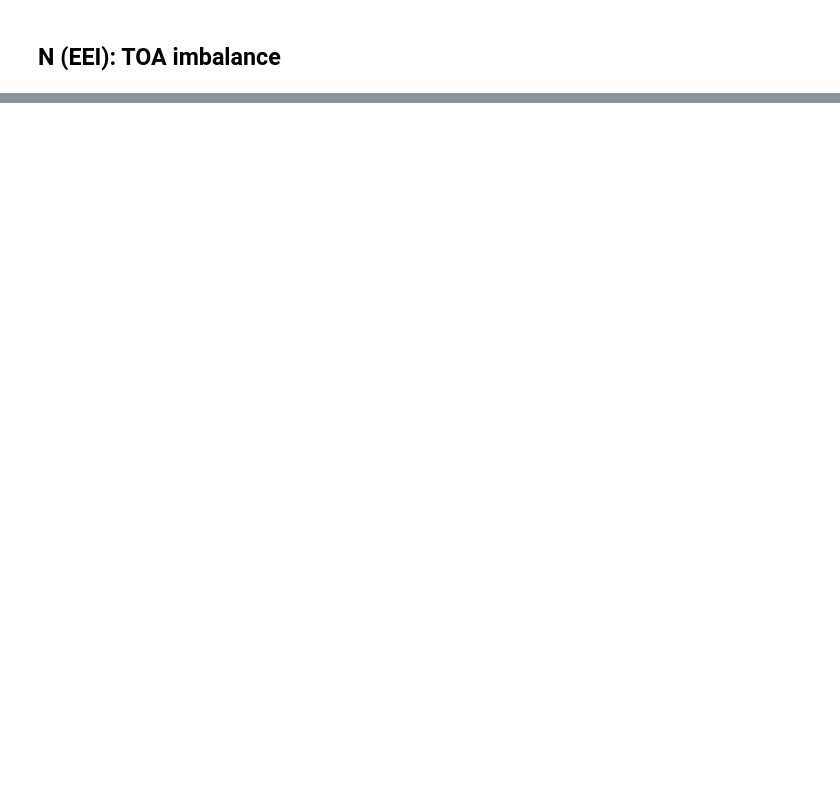
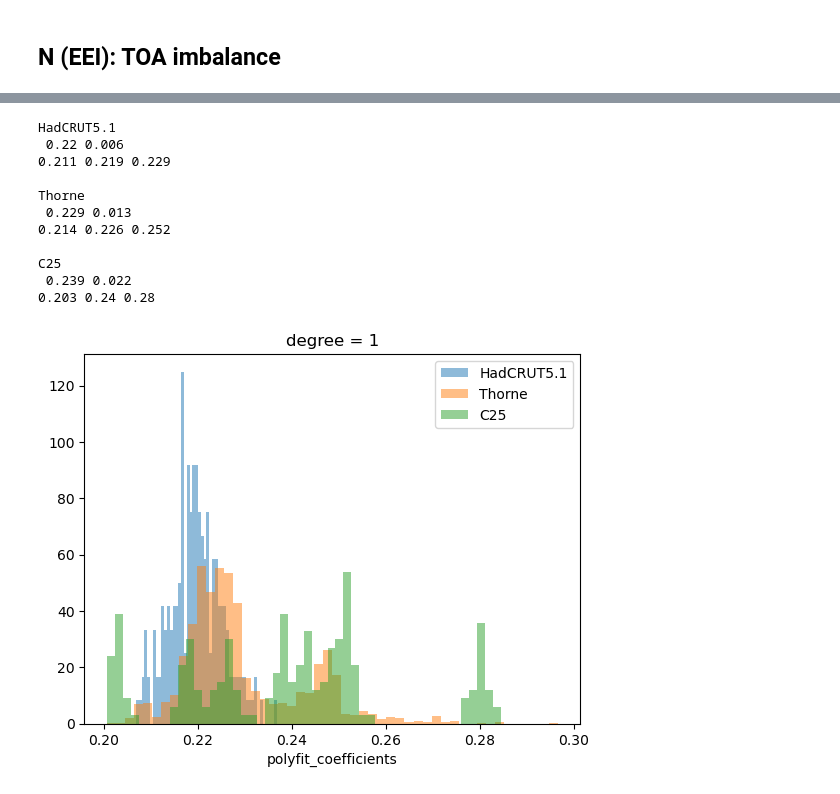
Before and after one commit to vtcooper/bayecs, a Jupyter notebook: grl_eei.ipynb, the cells around one changed output, grey strips where cells are left out. Drawn from its saved outputs; the diff is of its cells as text; code cells hidden in the pictures; blank space fills up the shorter version.

```diff
--- a/grl_eei.ipynb
+++ b/grl_eei.ipynb
@@ -65,0 +139,2 @@ plt.show()
+# %%
+gmst_dict = {}
@@ -65,0 +159,12 @@ plt.show()
+# %%
+## HadCRUT5.1
+## HadCRUT5 (should add)
+path = global_dpath + 'other_recon/hadcrut5/'
+fname = 'HadCRUT.5.1.0.0.analysis.ensemble_series.global.monthly.nc'
+gmst_dict['HadCRUT5.1'] = (
+    xr.open_dataset(path + fname)['tas']
+    .sel(time=slice('2001-01-01','2025-12-31'))
+    .groupby('time.year').mean().sel(year=ceres_tsel)
+).rename({'realization':'ens'})
+
+gmst_dict['HadCRUT5.1']
@@ -65,0 +189,37 @@ plt.show()
+# %%
+## Cooper et al. 2025
+path = global_dpath + 'public_share/ens_members/'
+fname = 'ensmembers_tas_1850-2023.nc'
+c25_load = xr.open_dataset(path + fname)['gmean'].sel(time=slice('2001-01-01','2024-01-01'))
+c25_load = c25_load.rename({'ens':'ensemble'})
+c25_tas = c25_load.groupby('time.year').mean(dim=['time']).stack(ens=['prior','ensemble'])
+
+gmst_dict['C25'] = c25_tas
+# %%
+for key in ['HadCRUT5.1','Thorne','C25']:
+    # dTdt = gmst_ens.polyfit(deg=1,dim='year').polyfit_coefficients[0]
+    # dTdt.plot.hist(bins=100,alpha=0.5,label='Thorne et al.',density=True)
+
+    # dTdt = c25_tas.polyfit(deg=1,dim='year').polyfit_coefficients[0]
+    # dTdt.plot.hist(bins=100,alpha=0.5,label='Cooper et al. 2025',density=True)
+
+    dTdt = 10*gmst_dict[key].polyfit(deg=1,dim='year').polyfit_coefficients[0]
+    dTdt.plot.hist(bins=50,alpha=0.5,label=key,density=True)
+
+    print('\n' + key + '\n', dTdt.mean().round(3).values, dTdt.std(ddof=1).round(3).values)
+    print(dTdt.quantile(0.05).round(3).values, dTdt.quantile(0.5).round(3).values, dTdt.quantile(0.95).round(3).values)
+plt.legend()
+plt.show()
+# %% [output]
+HadCRUT5.1
+ 0.22 0.006
+0.211 0.219 0.229
+
+Thorne
+ 0.229 0.013
+0.214 0.226 0.252
+
+C25
+ 0.239 0.022
+0.203 0.24 0.28
+[figure, added]
```
Also changed, not shown: parts of 26 cells of this notebook.
